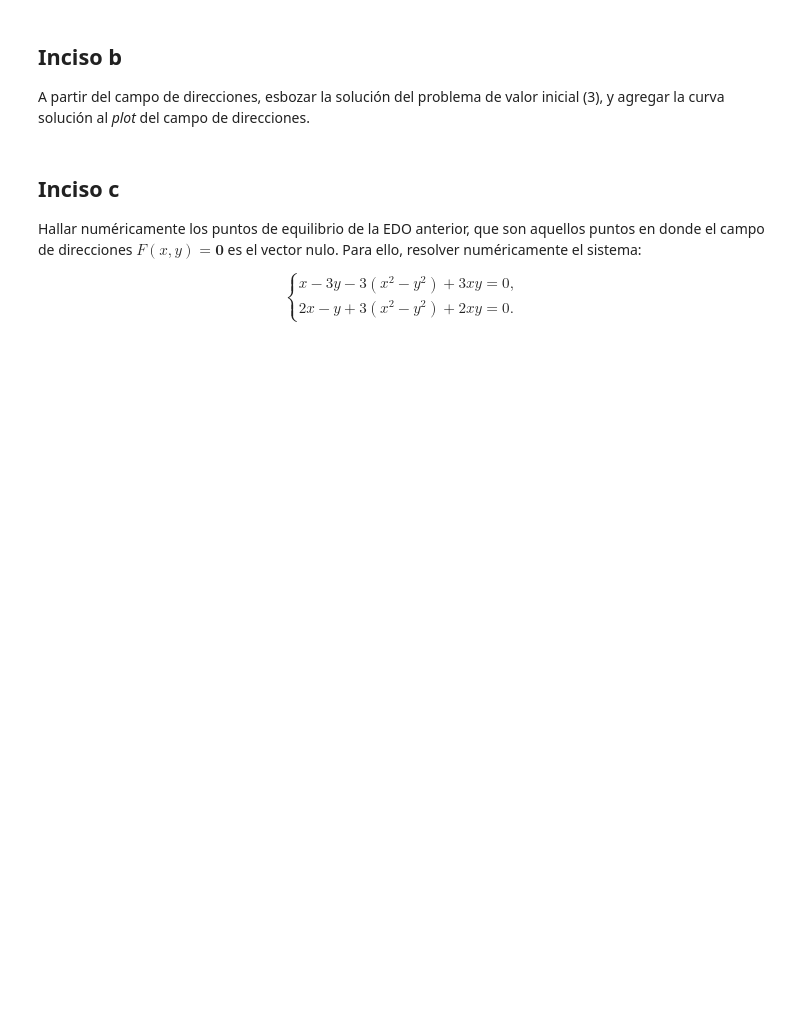
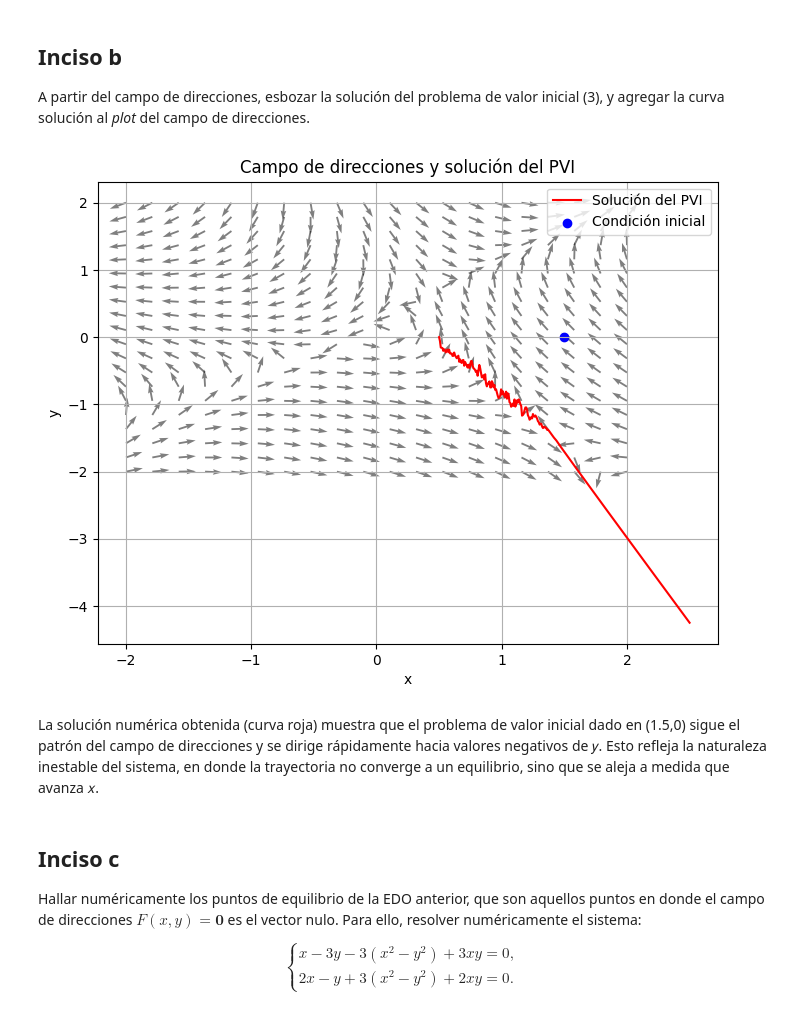
Before and after one commit to JosueSay/labs-ms, a Jupyter notebook: Labs/lab5/problema4/p4.ipynb, the cells around one changed output. Saved outputs shown, nothing was run; the diff lists cells and outputs as text; code cells hidden in the pictures; blank space fills up the shorter version.

Commit message:
problema 4

```diff
--- a/Labs/lab5/problema4/p4.ipynb
+++ b/Labs/lab5/problema4/p4.ipynb
@@ -16,6 +58,41 @@ Graficar el campo de direcciones de la EDO anterior.
 ## Inciso b
 
 A partir del campo de direcciones, esbozar la solución del problema de valor inicial (3), y agregar la curva solución al *plot* del campo de direcciones.
+# %%
+# Definimos la EDO como pendiente dy/dx
+def f(x, y):
+    dx, dy = F(x, y[0])   # solve_ivp manda y como array
+    return dy / dx if dx != 0 else 0
+
+# Condición inicial
+x0, y0 = 1.5, 0
+
+# Intervalo de integración y puntos a evaluar
+x_span = (0.5, 2.5)
+x_eval = np.linspace(x_span[0], x_span[1], 300)
+
+# Resolver la EDO con solve_ivp
+sol = solve_ivp(f, x_span, [y0], t_eval=x_eval, method="RK45")
+
+# --- Graficar campo de direcciones (reusando lo del inciso a) ---
+plt.figure(figsize=(8, 6))
+plt.quiver(X, Y, U, V, angles="xy", alpha=0.5)  # X,Y,U,V ya están de (a)
+
+# --- Graficar solución ---
+plt.plot(sol.t, sol.y[0], "r", label="Solución del PVI")
+plt.scatter([x0], [y0], color="blue", marker="o", label="Condición inicial")
+
+plt.xlabel("x")
+plt.ylabel("y")
+plt.title("Campo de direcciones y solución del PVI")
+plt.legend()
+plt.grid(True)
+plt.show()
+# %% [output]
+[figure, added]
+# %% [markdown]
+La solución numérica obtenida (curva roja) muestra que el problema de valor inicial dado en
+(1.5,0) sigue el patrón del campo de direcciones y se dirige rápidamente hacia valores negativos de 𝑦. Esto refleja la naturaleza inestable del sistema, en donde la trayectoria no converge a un equilibrio, sino que se aleja a medida que avanza 𝑥.
 # %% [markdown]
 ## Inciso c
 
```
Also changed, not shown: parts of 5 cells of this notebook, 4 other files.
